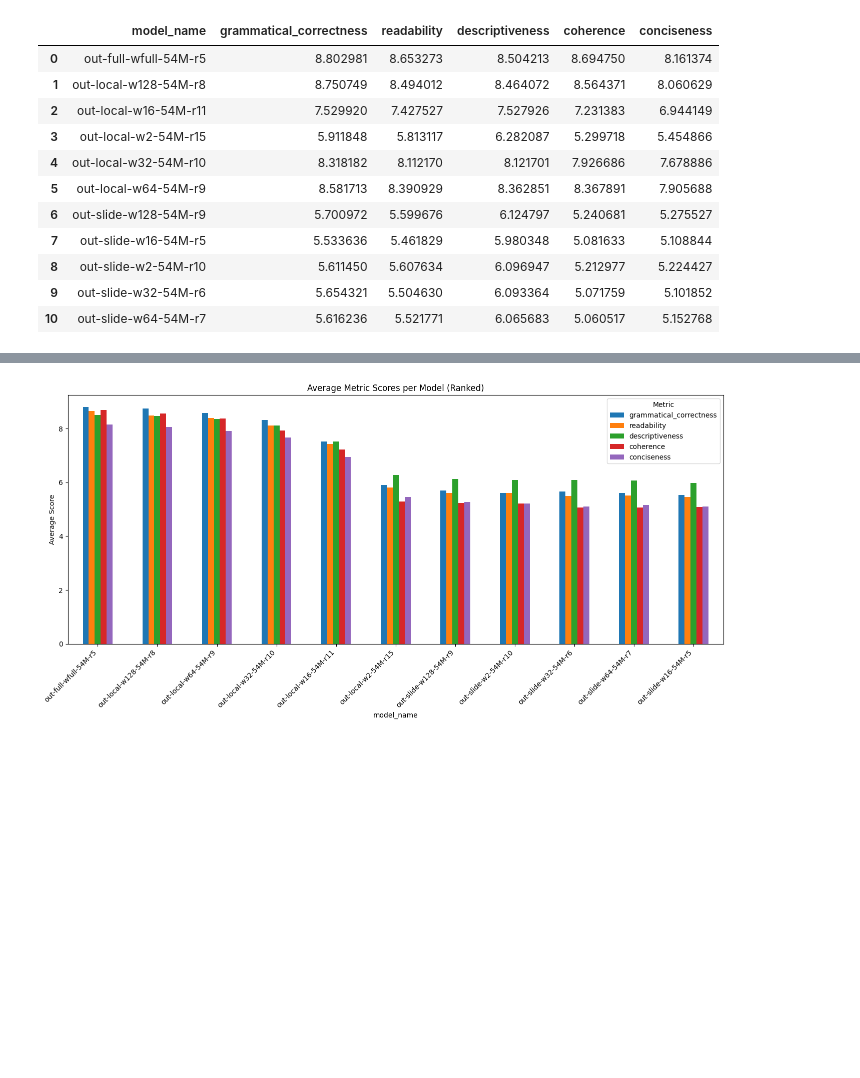
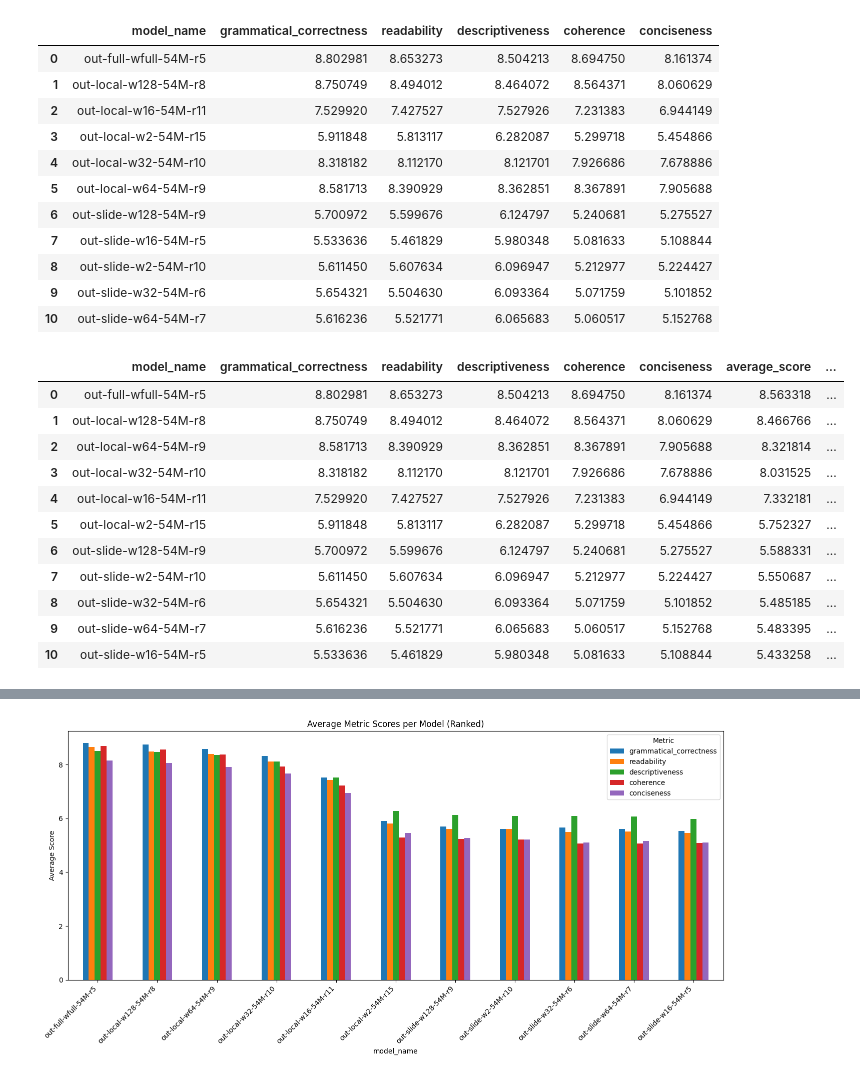
Before and after one commit to Danvictorgithub/gpt-evaluation, a Jupyter notebook: main.ipynb, the cells around one changed output, grey strips where cells are left out. Saved outputs shown, nothing was run; the diff lists cells and outputs as text; code cells hidden in the pictures; blank space fills up the shorter version.

```diff
--- a/main.ipynb
+++ b/main.ipynb
@@ -58,6 +56,31 @@ summary_table
 | 8 | out-slide-w2-54M-r10 | 5.611450 | 5.607634 | 6.096947 | 5.212977 | 5.224427 |
 | 9 | out-slide-w32-54M-r6 | 5.654321 | 5.504630 | 6.093364 | 5.071759 | 5.101852 |
 | 10 | out-slide-w64-54M-r7 | 5.616236 | 5.521771 | 6.065683 | 5.060517 | 5.152768 |
+# %%
+metrics = ['grammatical_correctness', 'readability', 'descriptiveness', 'coherence', 'conciseness']
+summary_table = gpt_evaluations.groupby('model_name')[metrics].mean().reset_index()
+
+# Add average score column
+summary_table['average_score'] = summary_table[metrics].mean(axis=1)
+
+# Sort by average score (descending) and add rank
+summary_table = summary_table.sort_values(by='average_score', ascending=False).reset_index(drop=True)
+summary_table['rank'] = summary_table.index + 1
+
+summary_table
+# %% [output]
+|  | model_name | grammatical_correctness | readability | descriptiveness | coherence | conciseness | average_score | ... |
+| 0 | out-full-wfull-54M-r5 | 8.802981 | 8.653273 | 8.504213 | 8.694750 | 8.161374 | 8.563318 | ... |
+| 1 | out-local-w128-54M-r8 | 8.750749 | 8.494012 | 8.464072 | 8.564371 | 8.060629 | 8.466766 | ... |
+| 2 | out-local-w64-54M-r9 | 8.581713 | 8.390929 | 8.362851 | 8.367891 | 7.905688 | 8.321814 | ... |
+| 3 | out-local-w32-54M-r10 | 8.318182 | 8.112170 | 8.121701 | 7.926686 | 7.678886 | 8.031525 | ... |
+| 4 | out-local-w16-54M-r11 | 7.529920 | 7.427527 | 7.527926 | 7.231383 | 6.944149 | 7.332181 | ... |
+| 5 | out-local-w2-54M-r15 | 5.911848 | 5.813117 | 6.282087 | 5.299718 | 5.454866 | 5.752327 | ... |
+| 6 | out-slide-w128-54M-r9 | 5.700972 | 5.599676 | 6.124797 | 5.240681 | 5.275527 | 5.588331 | ... |
+| 7 | out-slide-w2-54M-r10 | 5.611450 | 5.607634 | 6.096947 | 5.212977 | 5.224427 | 5.550687 | ... |
+| 8 | out-slide-w32-54M-r6 | 5.654321 | 5.504630 | 6.093364 | 5.071759 | 5.101852 | 5.485185 | ... |
+| 9 | out-slide-w64-54M-r7 | 5.616236 | 5.521771 | 6.065683 | 5.060517 | 5.152768 | 5.483395 | ... |
+| 10 | out-slide-w16-54M-r5 | 5.533636 | 5.461829 | 5.980348 | 5.081633 | 5.108844 | 5.433258 | ... |
 # %%
 summary_table.set_index('model_name')[metrics].plot(kind='bar', figsize=(14, 7))
 plt.ylabel('Average Score')
```
Also changed, not shown: parts of 3 cells of this notebook.
